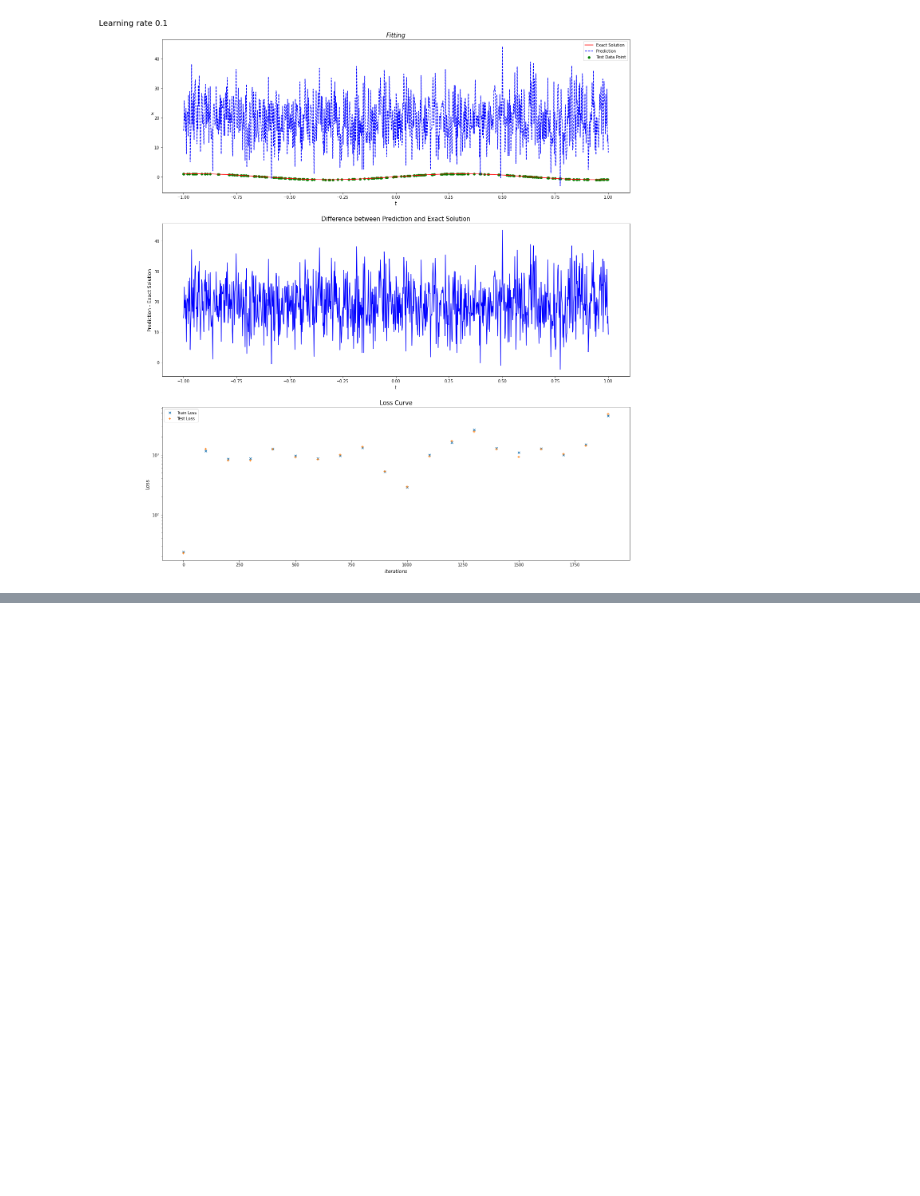
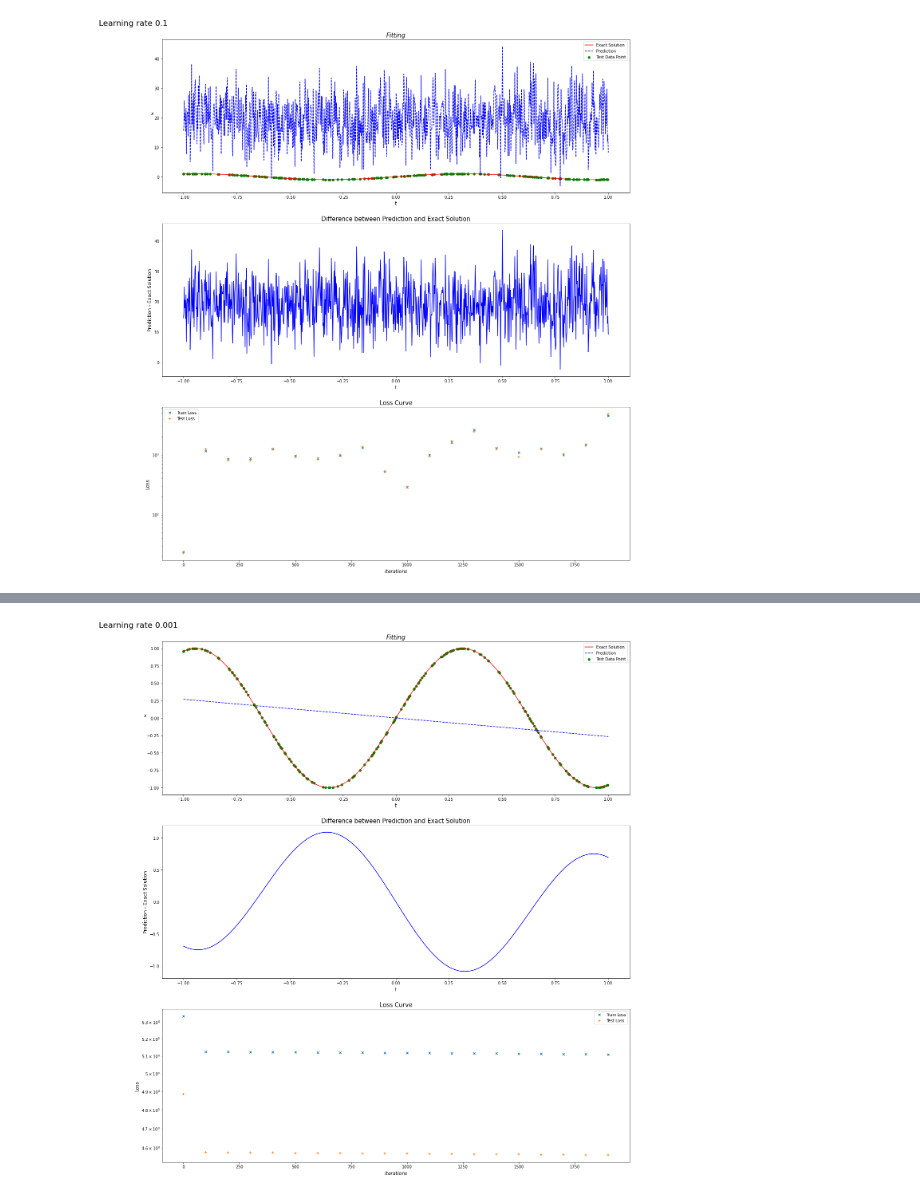
Before and after one commit to GP248CME215/Curve-fitting, a Jupyter notebook: Curve_fitting_1D_Keras.ipynb, the cells around one changed output, grey strips where cells are left out. Cells and saved outputs as stored; diff of their text form; code cells hidden in the pictures; blank space fills up the shorter version.

Commit message:
Include learning rate experiment into Keras one

```diff
--- a/Curve_fitting_1D_Keras.ipynb
+++ b/Curve_fitting_1D_Keras.ipynb
@@ -204,0 +215,15 @@ It: 700, Train Loss: 5.206e-02, Test Loss: 5.956e-02, Time: 0.58
+# %%
+model = NeuralNet(
+    t_train=t_train, x_train=x_train, t_test=t_test, x_test=x_test,
+    layers=[100, 100, 100, 1], t_min=t_all.min(0), t_max=t_all.max(0))
+
+start_time = time.time()
+model.train(2000, learning_rate=0.001, idxOpt=1)
+elapsed = time.time() - start_time
+print('Training time: %.4f' % (elapsed))
+
+pred_all = model.net(tf.reshape(tf.cast(t_all, dtype=tf.float32), shape=(-1, 1))).numpy().flatten()
+print('Norm of Differnece: %e' % (model.get_test_error().numpy()))
+
+plot(t_all, x_all, pred_all, t_test, x_test, title="Learning rate 0.001")
+# %% [output]
@@ -204,0 +247 @@ It: 700, Train Loss: 5.206e-02, Test Loss: 5.956e-02, Time: 0.58
+[figure, added]
```
Also changed, not shown: parts of 2 cells of this notebook.
